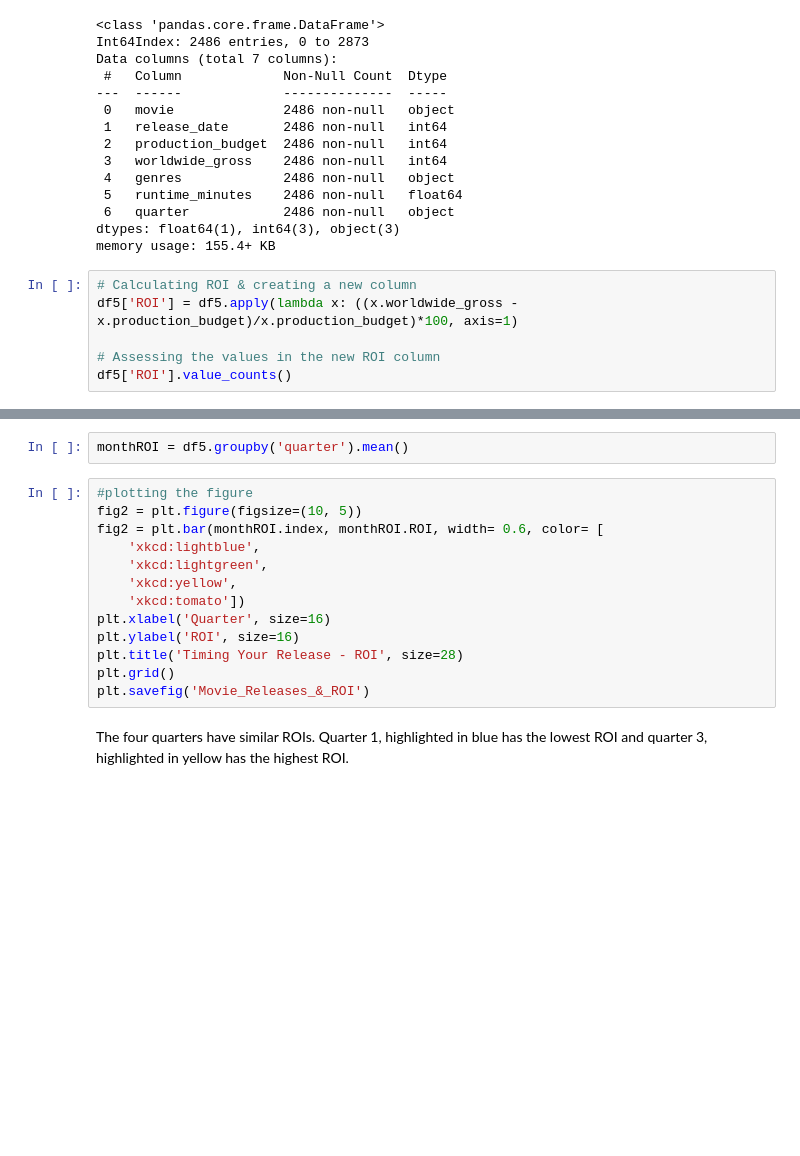
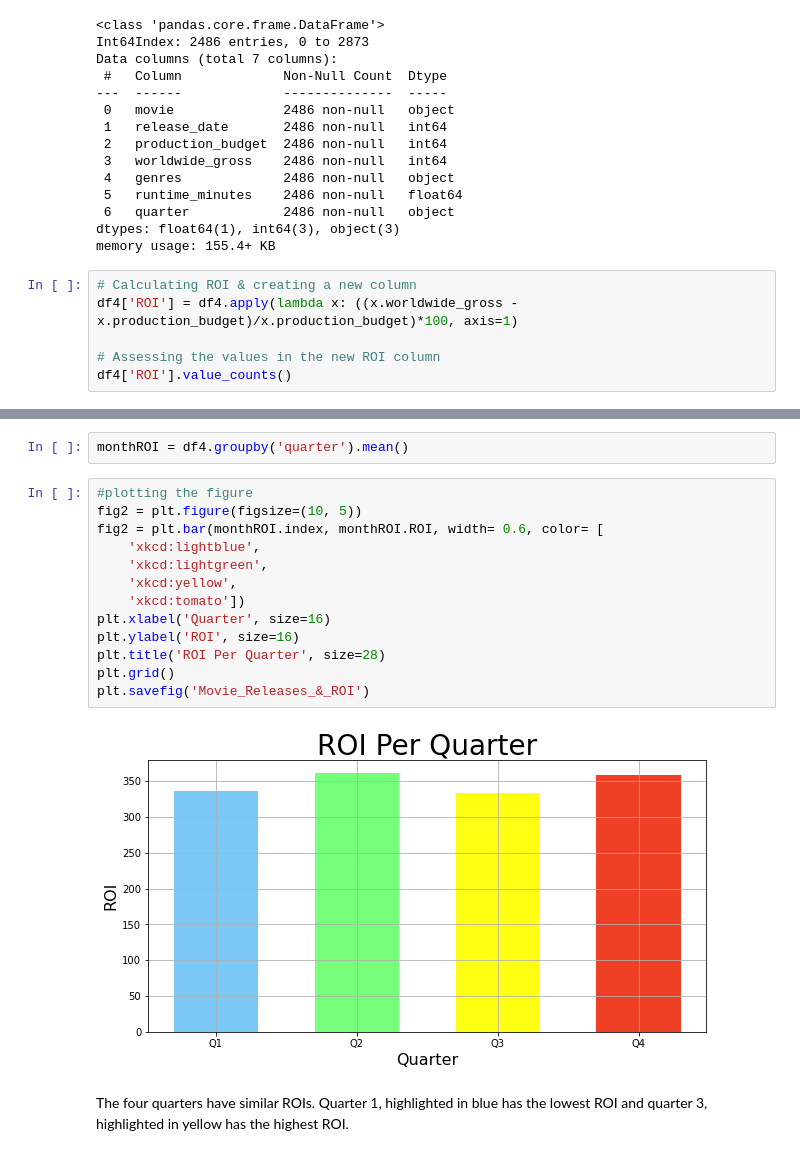
Before and after one commit to simrank3/Phase-1-Project, a Jupyter notebook: student.ipynb, the cells around one changed output, grey strips where cells are left out. Drawn from its saved outputs; the diff is of its cells as text; blank space fills up the shorter version.

```diff
--- a/student.ipynb
+++ b/student.ipynb
@@ -351,8 +351,8 @@ dtypes: float64(1), int64(3), object(3)
 memory usage: 155.4+ KB
 # %%
 # Calculating ROI & creating a new column
-df5['ROI'] = df5.apply(lambda x: ((x.worldwide_gross - x.production_budget)/x.production_budget)*100, axis=1)
+df4['ROI'] = df4.apply(lambda x: ((x.worldwide_gross - x.production_budget)/x.production_budget)*100, axis=1)
 
 # Assessing the values in the new ROI column
-df5['ROI'].value_counts()
+df4['ROI'].value_counts()
 # %% [output]
@@ -363,18 +381,20 @@ df5.groupby('quarter').mean()
 # %%
-monthROI = df5.groupby('quarter').mean()
+monthROI = df4.groupby('quarter').mean()
 # %%
 #plotting the figure
 fig2 = plt.figure(figsize=(10, 5))
 fig2 = plt.bar(monthROI.index, monthROI.ROI, width= 0.6, color= [
     'xkcd:lightblue',
     'xkcd:lightgreen',
     'xkcd:yellow',
     'xkcd:tomato'])
 plt.xlabel('Quarter', size=16)
 plt.ylabel('ROI', size=16)
-plt.title('Timing Your Release - ROI', size=28)
+plt.title('ROI Per Quarter', size=28)
 plt.grid()
 plt.savefig('Movie_Releases_&_ROI')
+# %% [output]
+[figure, added]
 # %% [markdown]
 The four quarters have similar ROIs. Quarter 1, highlighted in blue has the lowest ROI and quarter 3, highlighted in yellow has the highest ROI.
 # %% [markdown]
```
Also changed, not shown: parts of 15 cells of this notebook, 7 other files.
